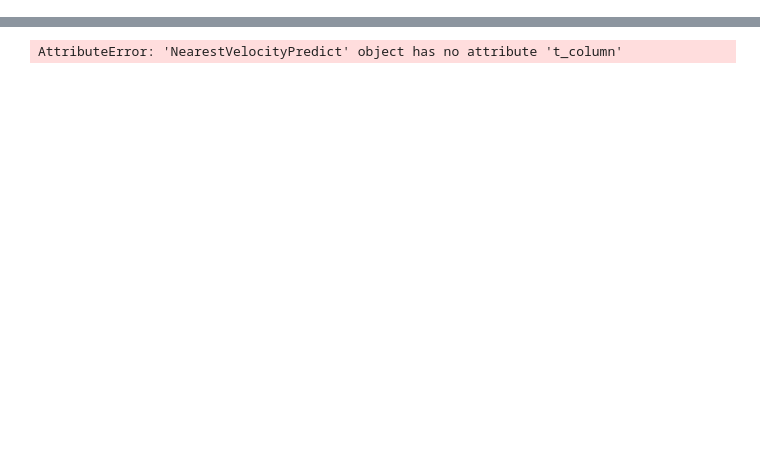
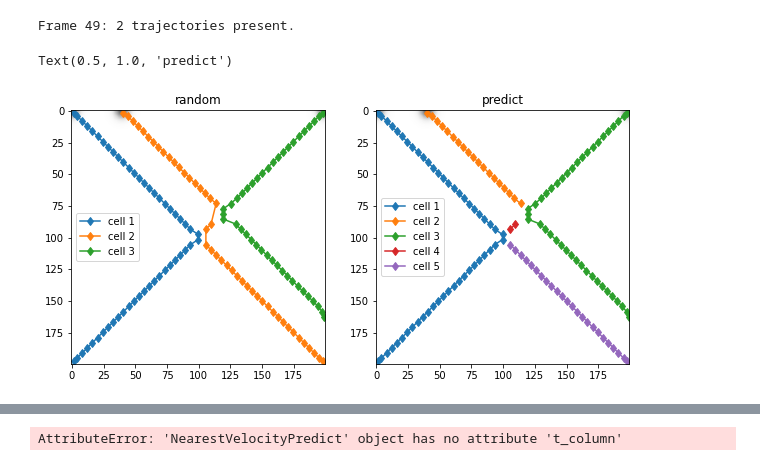
Before and after one commit to tobac-project/tobac-tutorials, a Jupyter notebook: tutorials/Basics/predict.ipynb, the cells around one changed output, grey strips where cells are left out. Saved outputs shown, nothing was run; the diff lists cells and outputs as text; code cells hidden in the pictures; blank space fills up the shorter version.

Commit message:
notebook linking with more features

```diff
--- a/tutorials/Basics/predict.ipynb
+++ b/tutorials/Basics/predict.ipynb
@@ -68,2 +71,52 @@ mask, features = tobac.themes.tobac_v1.segmentation(features, data, dxy, thresho
+# %%
+%matplotlib inline
+
+dxy, dt = tobac.utils.get_spacings(data, grid_spacing = x_max/50)
+features = tobac.themes.tobac_v1.feature_detection_multithreshold(data, dxy, threshold=0.7)
+#mask, features = tobac.themes.tobac_v1.segmentation(features, data, dxy, threshold=0.3)
+
+track1 = tobac.themes.tobac_v1.linking_trackpy(features,
+                                              data,
+                                              dt,
+                                              dxy,
+                                              d_max=5,
+                                              method_linking='random',
+                                              subnetwork_size=3,
+                                              memory=5)
+
+track2 = tobac.themes.tobac_v1.linking_trackpy(features,
+                                              data,
+                                              dt,
+                                              dxy,
+                                              d_max=5,
+                                              method_linking='predict',
+                                              subnetwork_size=3)
+
+fig, (ax1, ax2) = plt.subplots(ncols = 2, figsize = (10, 10))
+
+ax1.imshow(blob[0], cmap = 'Greys', alpha = 0.6)
+ax2.imshow(blob[0], cmap = 'Greys', alpha = 0.6)
+
+for i, track_i in track1.groupby('cell'):
+    ax1.plot(track_i.sortby('frame')['hdim_2'],
+             track_i.sortby('frame')['hdim_1'],
+            label='cell {}'.format(int(i)),
+            marker ='d',
+            linestyle='-')
+ax1.legend()
+ax1.set_title('random')
+
+for i, track_i in track2.groupby('cell'):
+    ax2.plot(track_i.sortby('frame')['hdim_2'],
+             track_i.sortby('frame')['hdim_1'],
+            label='cell {}'.format(int(i)),
+            marker ='d',
+            linestyle='-')
+ax2.legend()
+ax2.set_title('predict')
+# %% [output]
+Frame 49: 2 trajectories present.
+Text(0.5, 1.0, 'predict')
+[figure, added]
 # %%
 %matplotlib inline
```
Also changed, not shown: parts of 19 cells of this notebook.
